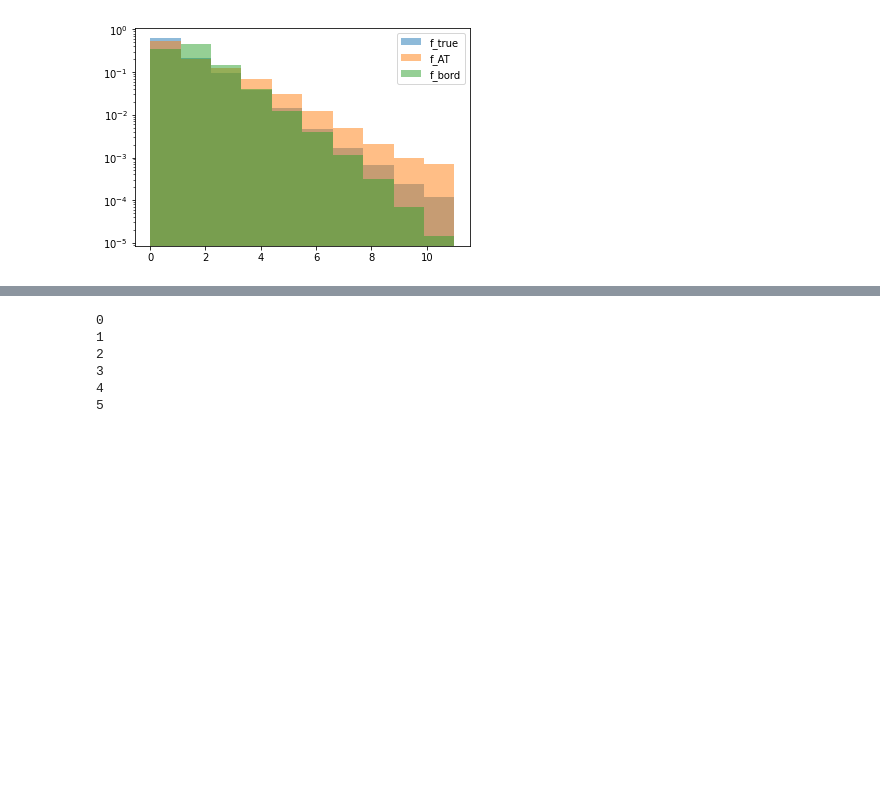
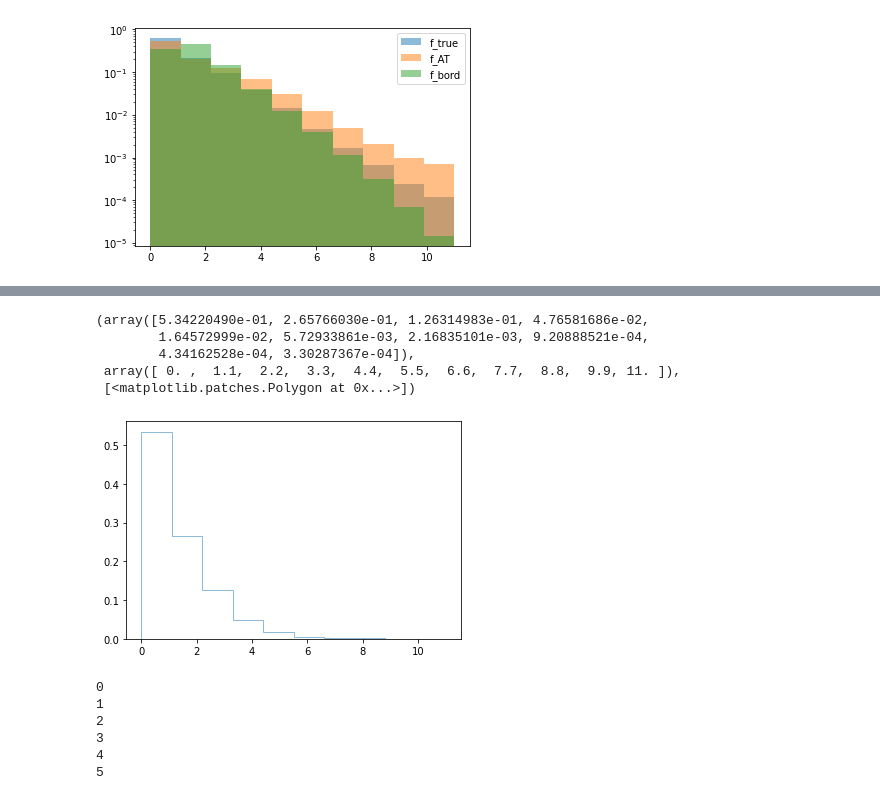
Before and after one commit to janjaek/DSEA-test, a Jupyter notebook: dsea_mord.ipynb, the cells around one changed output, grey strips where cells are left out. Drawn from its saved outputs; the diff is of its cells as text; code cells hidden in the pictures; blank space fills up the shorter version.

```diff
--- a/dsea_mord.ipynb
+++ b/dsea_mord.ipynb
@@ -228,3 +265,12 @@ plt.show()
+# %%
+plt.hist(range(12), weights = contr[3], alpha = 0.5, histtype = 'step')
+# %% [output]
+(array([5.34220490e-01, 2.65766030e-01, 1.26314983e-01, 4.76581686e-02,
+        1.64572999e-02, 5.72933861e-03, 2.16835101e-03, 9.20888521e-04,
+        4.34162528e-04, 3.30287367e-04]),
+ array([ 0. ,  1.1,  2.2,  3.3,  4.4,  5.5,  6.6,  7.7,  8.8,  9.9, 11. ]),
+ [<matplotlib.patches.Polygon at 0x...>])
+[figure, added]
 # %%
 #logistic AT with exponential decaying stepsize(transformed data)
 alpha_exp = stepsize.decay_exp(0.5, 2.0)
```
Also changed, not shown: parts of 8 cells of this notebook, 4 other files.
